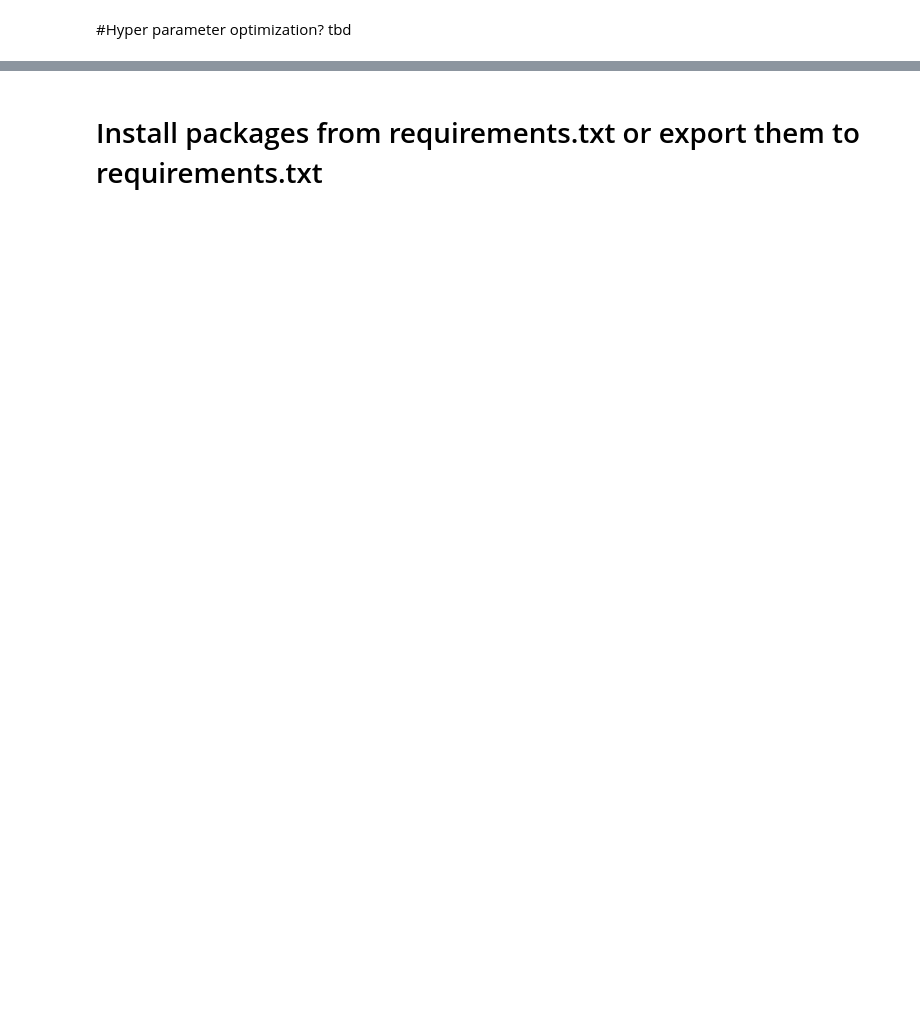
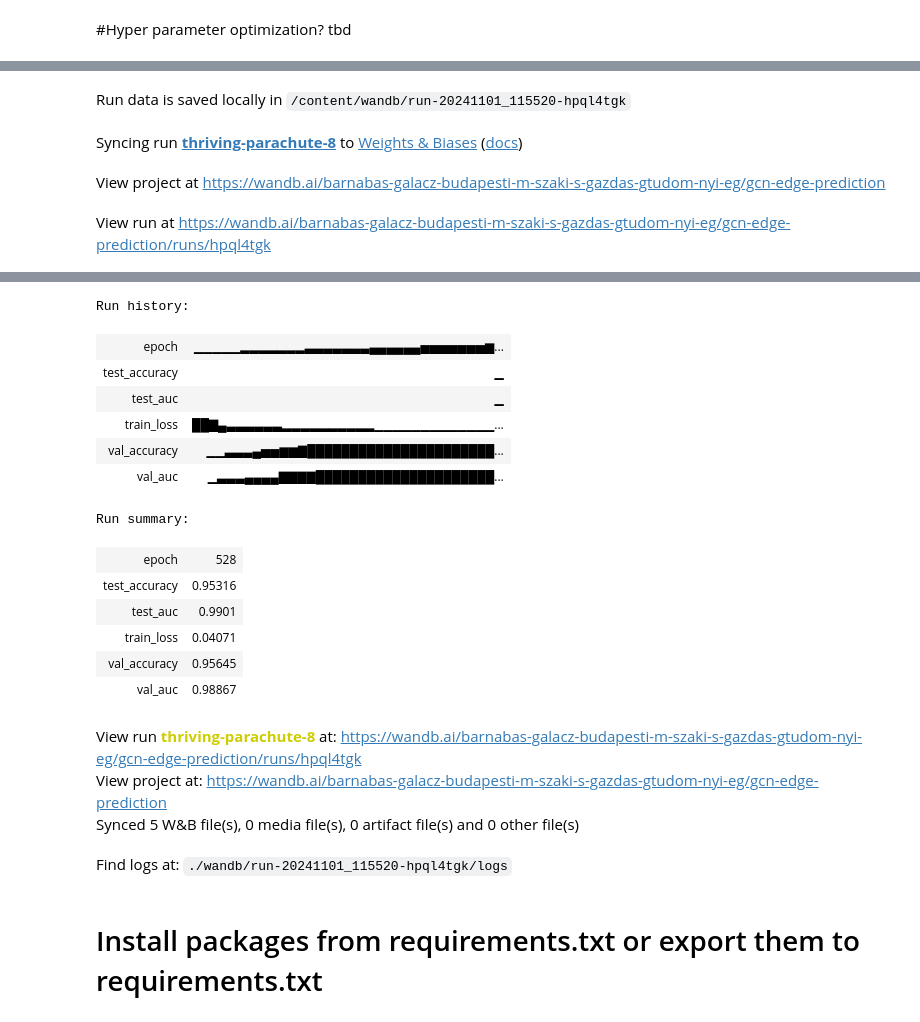
Before and after one commit to Batuhun/deeplearning-hazi, a Jupyter notebook: Code.ipynb, the cells around one changed output, grey strips where cells are left out. Cells and saved outputs as stored; diff of their text form; code cells hidden in the pictures; blank space fills up the shorter version.

```diff
--- a/Code.ipynb
+++ b/Code.ipynb
@@ -484,0 +604,58 @@ Best trial:
+# %%
+best_trial = study.best_trial
+best_params = best_trial.params
+model = GCNEdgePrediction(
+    in_channels=data.x.size(1),
+    hidden_channels=best_params['hidden_channels'],
+    num_layers=best_params['num_layers'],
+    dropout=best_params['dropout']
+).to(device)
+# Initialize model and optimizer
+optimizer = torch.optim.Adam(model.parameters(), lr=best_params['learning_rate'])
+
+# Initialize W&B
+wandb.init(project="gcn-edge-prediction")
+# Set up W&B configuration and logging
+config = wandb.config
+config.patience = 150
+config.epochs = 2000
+
+patience = config.patience
+best_val_auc = 0.0
+epochs_without_improvement = 0
+
+for epoch in range(1, config.epochs + 1):
+    train_loss = train()
+    val_acc, val_auc = validate()
+
+    # Log metrics to W&B
+    wandb.log({
+        "epoch": epoch,
+        "train_loss": train_loss,
+        "val_accuracy": val_acc,
+        "val_auc": val_auc,
+    })
+
+    if val_auc > best_val_auc:
+        best_val_auc = val_auc
+        epochs_without_improvement = 0
+        torch.save(model.state_dict(), 'best_model.pth')
+    else:
+        epochs_without_improvement += 1
+
+    if epochs_without_improvement >= patience:
+        print(f"Early stopping at epoch {epoch}, best validation AUC: {best_val_auc:.4f}")
+        break
+
+    if epoch % 20 == 0:
+        print(f"Epoch {epoch}, Train Loss: {train_loss:.4f}, Val Accuracy: {val_acc:.4f}, Val AUC: {val_auc:.4f}")
+
+# Final test evaluation
+model.load_state_dict(torch.load('best_model.pth'))
+test_acc, test_auc = test(test_data)
+print(f"Final Test Accuracy: {test_acc:.4f}, Test AUC: {test_auc:.4f}")
+
+# Log final test metrics to W&B
+wandb.log({"test_accuracy": test_acc, "test_auc": test_auc})
+wandb.finish()
+# %% [output]
@@ -484,0 +663,4 @@ Best trial:
+Run data is saved locally in /content/wandb/run-20241101_115520-hpql4tgk
+Syncing run thriving-parachute-8 to Weights & Biases (docs)
+View project at https://wandb.ai/barnabas-galacz-budapesti-m-szaki-s-gazdas-gtudom-nyi-eg/gcn-edge-prediction
+View run at https://wandb.ai/barnabas-galacz-budapesti-m-szaki-s-gazdas-gtudom-nyi-eg/gcn-edge-prediction/runs/hpql4tgk
@@ -485,3 +684,21 @@ Best trial:
+Run history:
+| epoch | ▁▁▁▁▁▂▂▂▂▂▂▂▃▃▃▃▃▃▃▄▄▄▄▄▄▅▅▅▅▅▅▅▆... |
+| test_accuracy | ▁ |
+| test_auc | ▁ |
+| train_loss | ██▇▄▃▃▃▃▃▃▂▂▂▂▂▂▂▂▂▂▁▁▁▁▁▁▁▁▁▁▁▁▁... |
+| val_accuracy | ▁▁▃▃▃▄▅▅▆▆▇██████████████████████... |
+| val_auc | ▁▃▃▃▄▄▄▄▇▇▇▇█████████████████████... |
+Run summary:
+| epoch | 528 |
+| test_accuracy | 0.95316 |
+| test_auc | 0.9901 |
+| train_loss | 0.04071 |
+| val_accuracy | 0.95645 |
+| val_auc | 0.98867 |
+View run thriving-parachute-8 at: https://wandb.ai/barnabas-galacz-budapesti-m-szaki-s-gazdas-gtudom-nyi-eg/gcn-edge-prediction/runs/hpql4tgk
+View project at: https://wandb.ai/barnabas-galacz-budapesti-m-szaki-s-gazdas-gtudom-nyi-eg/gcn-edge-prediction
+Synced 5 W&B file(s), 0 media file(s), 0 artifact file(s) and 0 other file(s)
+Find logs at: ./wandb/run-20241101_115520-hpql4tgk/logs
 # %% [markdown]
 # Install packages from requirements.txt or export them to requirements.txt
 # %%
```
Also changed, not shown: parts of 8 cells of this notebook, 2 other files.
